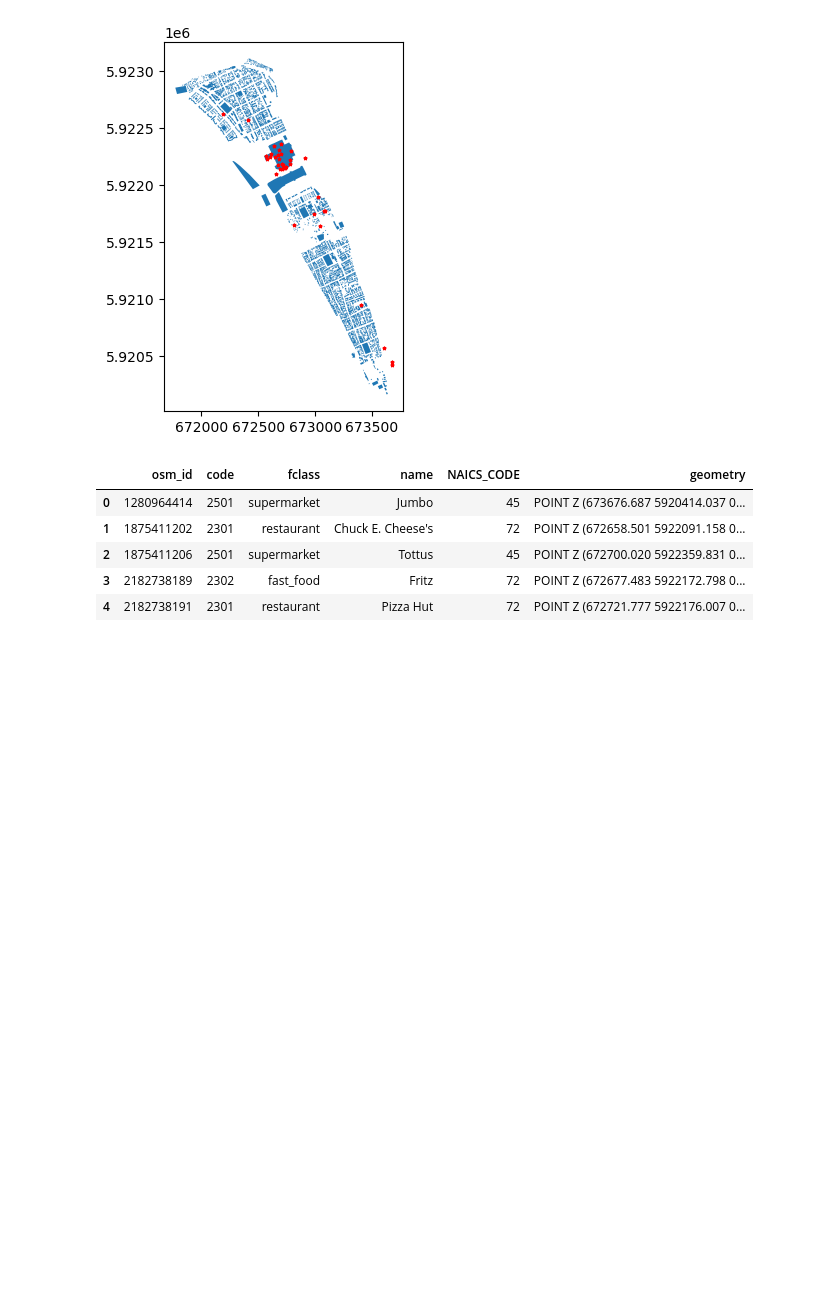
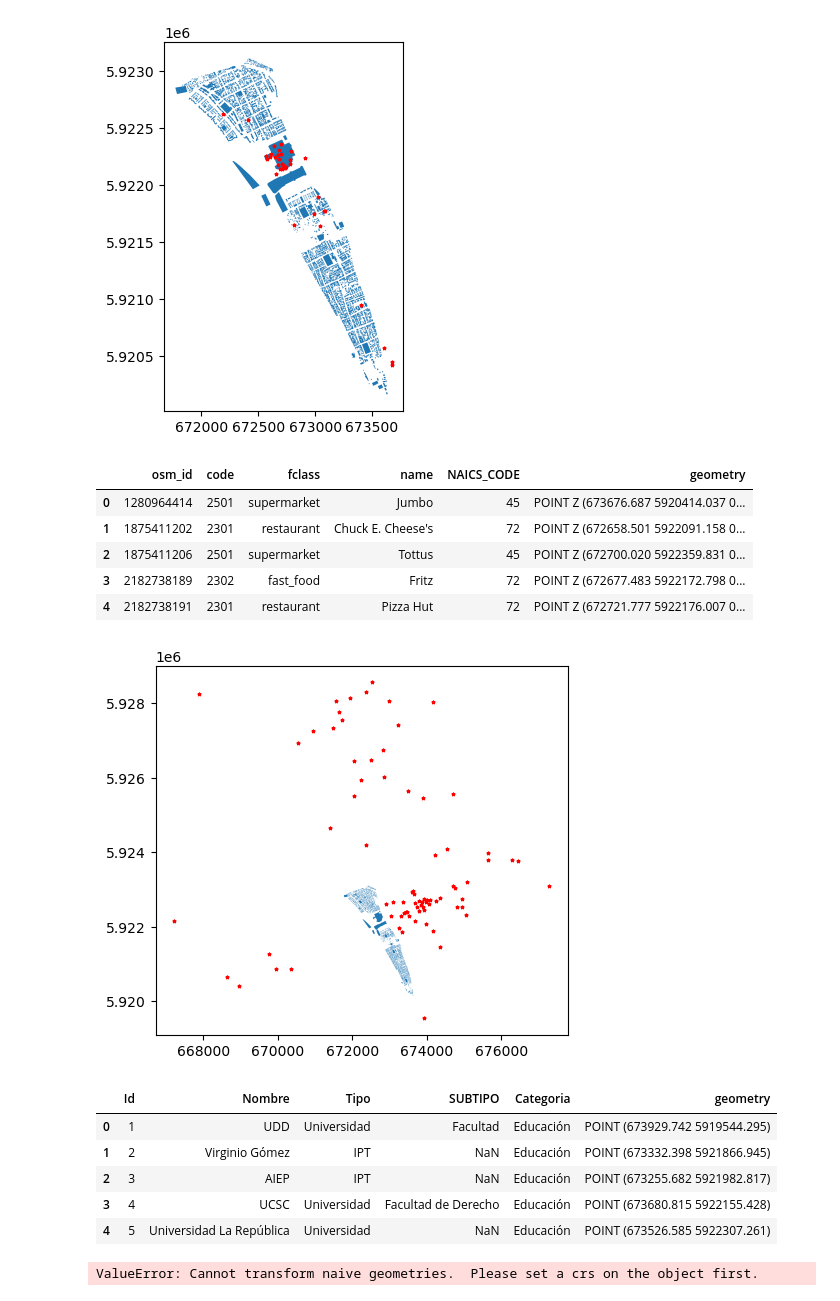
Before and after one commit to CityScope/CityLab_Biobio, a Jupyter notebook: preprocessing/preprocessing.ipynb, the cells around one changed output. Saved outputs shown, nothing was run; the diff lists cells and outputs as text; code cells hidden in the pictures; blank space fills up the shorter version.

Commit message:
feature(gama): added new amenities in the metro zone

```diff
--- a/preprocessing/preprocessing.ipynb
+++ b/preprocessing/preprocessing.ipynb
@@ -166,3 +166,24 @@ for i, amenity in costanera_amenities.iterrows():
             costanera_buildings.at[index,'Category'] = current_category if new_category in current_category else current_category + ',' + new_category
     except:
         continue
+# %%
+import matplotlib.pyplot as plt
+
+concepcion_metro_amenities = gp.read_file('../shapefiles/amenities-metro/Amenities_Concepcion_Metropolitano.shp')
+
+crs = costanera_buildings.crs
+concepcion_metro_amenities = concepcion_metro_amenities.to_crs(costanera_buildings.crs)
+
+ax = costanera_buildings.plot()
+concepcion_metro_amenities.plot(ax=ax, marker='*', color='red', markersize=5)
+plt.show()
+
+concepcion_metro_amenities.head()
+# %% [output]
+[figure, added]
+|  | Id | Nombre | Tipo | SUBTIPO | Categoria | geometry |
+| 0 | 1 | UDD | Universidad | Facultad | Educación | POINT (673929.742 5919544.295) |
+| 1 | 2 | Virginio Gómez | IPT | NaN | Educación | POINT (673332.398 5921866.945) |
+| 2 | 3 | AIEP | IPT | NaN | Educación | POINT (673255.682 5921982.817) |
+| 3 | 4 | UCSC | Universidad | Facultad de Derecho | Educación | POINT (673680.815 5922155.428) |
+| 4 | 5 | Universidad La República | Universidad | NaN | Educación | POINT (673526.585 5922307.261) |
@@ -169,2 +206,9 @@ for i, amenity in costanera_amenities.iterrows():
+# %%
+costanera_buildings = costanera_buildings.to_crs(concepcion_metro_amenities.crs)
+
+costanera_buildings.plot()
+costanera_buildings.head()
+# %% [output]
+ValueError: Cannot transform naive geometries.  Please set a crs on the object first.
 # %%
 costanera_buildings.to_file('../includes/city/costanera/Buildings.shp')
```
Also changed, not shown: parts of 2 cells of this notebook, 16 other files.
